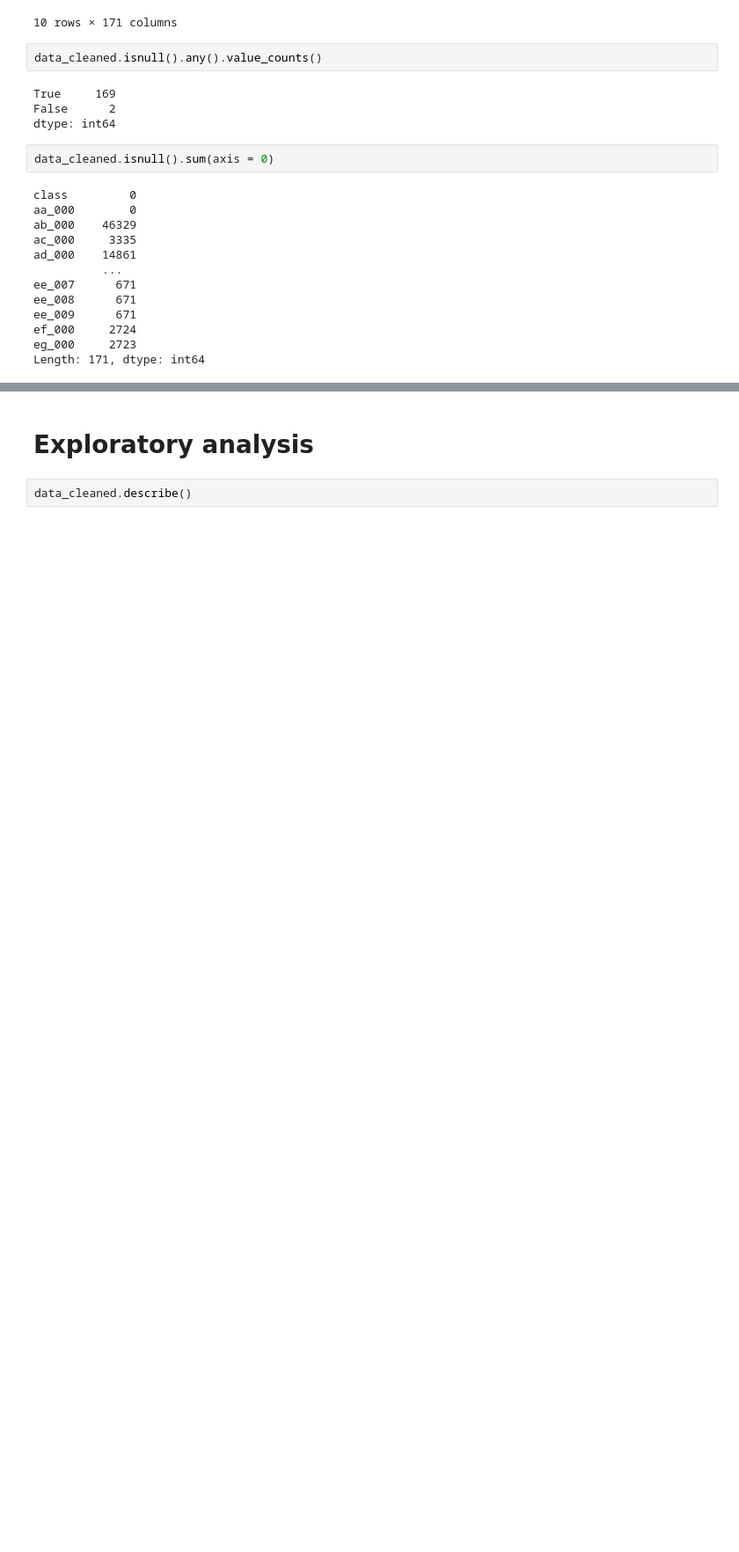
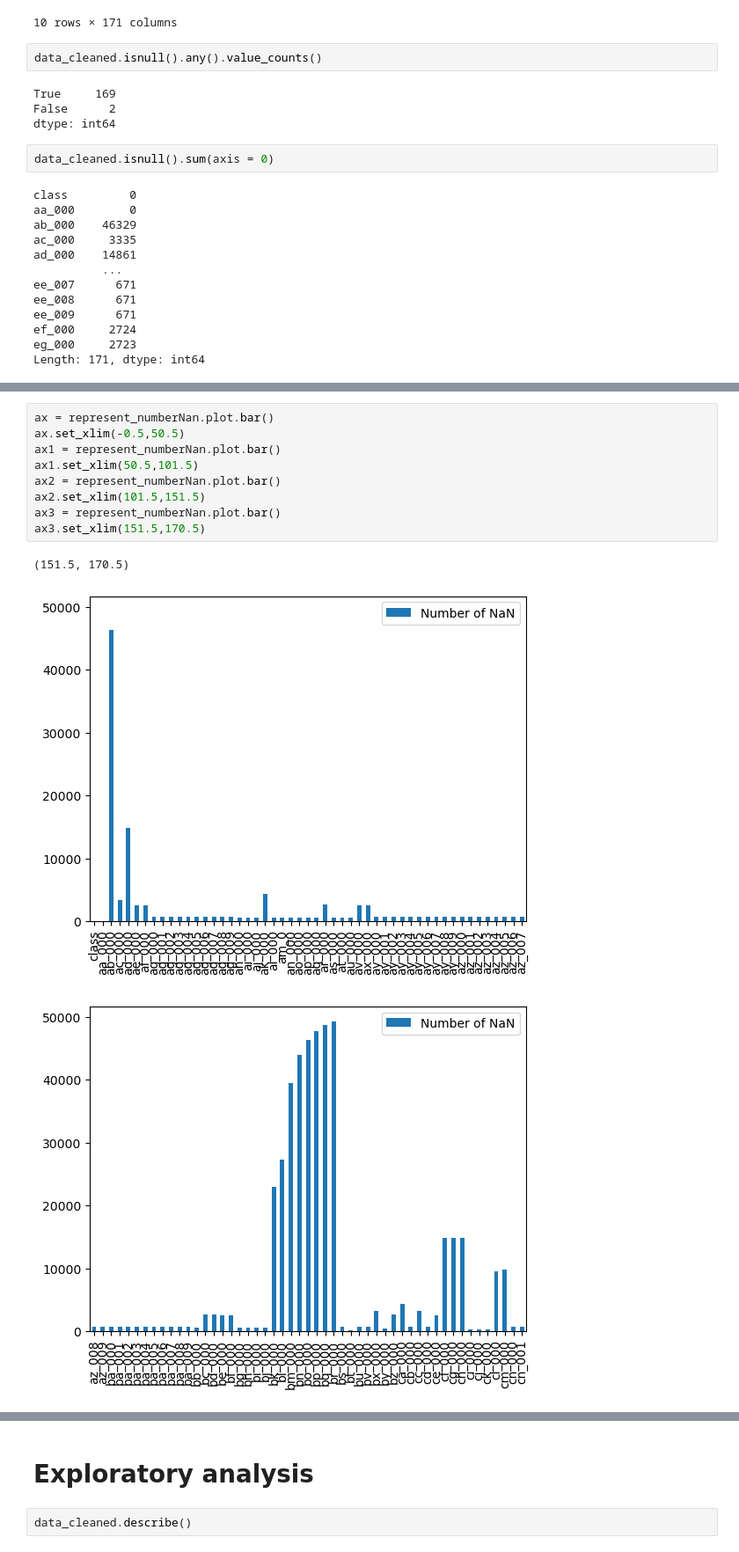
Before and after one commit to VPLEV23/DA_2023_Project, a Jupyter notebook: Project.ipynb, the cells around one changed output, grey strips where cells are left out. Shown at 88% size. Drawn from its saved outputs; the diff is of its cells as text; blank space fills up the shorter version.

```diff
--- a/Project.ipynb
+++ b/Project.ipynb
@@ -148,0 +144,13 @@ data_cleaned.head()
+# %%
+ax = represent_numberNan.plot.bar()
+ax.set_xlim(-0.5,50.5)
+ax1 = represent_numberNan.plot.bar()
+ax1.set_xlim(50.5,101.5)
+ax2 = represent_numberNan.plot.bar()
+ax2.set_xlim(101.5,151.5)
+ax3 = represent_numberNan.plot.bar()
+ax3.set_xlim(151.5,170.5)
+# %% [output]
+(151.5, 170.5)
+[figure, added]
+[figure, added]
```
Also changed, not shown: parts of 24 cells of this notebook.
